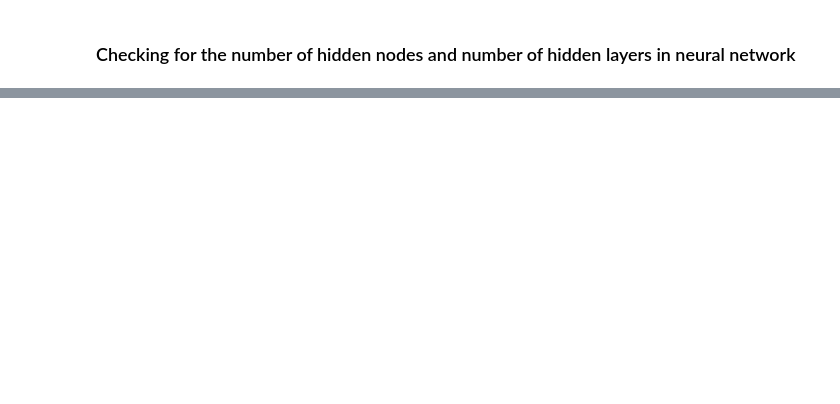
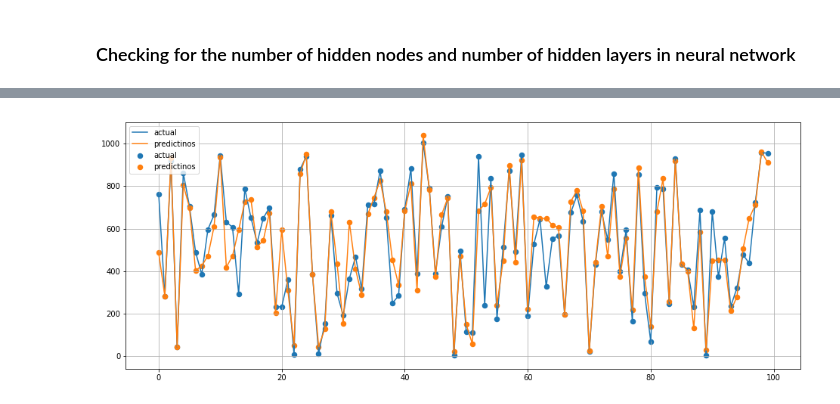
Before and after one commit to orionpax00/weather, a Jupyter notebook: src/DNN_regression.ipynb, the cells around one changed output, grey strips where cells are left out. Cells and saved outputs as stored; diff of their text form; code cells hidden in the pictures; blank space fills up the shorter version.

```diff
--- a/src/DNN_regression.ipynb
+++ b/src/DNN_regression.ipynb
@@ -107,0 +119,11 @@ dict_keys(['val_loss', 'val_mean_squared_error', 'loss', 'mean_squared_error'])
+# %%
+fig, ax = plt.subplots(figsize=(16,6))
+ax.plot([x for x in range(100)],y_test[0:100],linewidth=1.5,label="actual")
+ax.scatter([x for x in range(100)],y_test[0:100],linewidth=1.5,label="actual")
+ax.plot([x for x in range(100)],output[0:100],linewidth=1.5,label="predictinos")
+ax.scatter([x for x in range(100)],output[0:100],linewidth=1.5,label="predictinos")
+ax.grid(True)
+ax.legend(loc='upper left',)
+plt.show()
+# %% [output]
+[figure, added]
```
Also changed, not shown: parts of 6 cells of this notebook, 4 other files.
